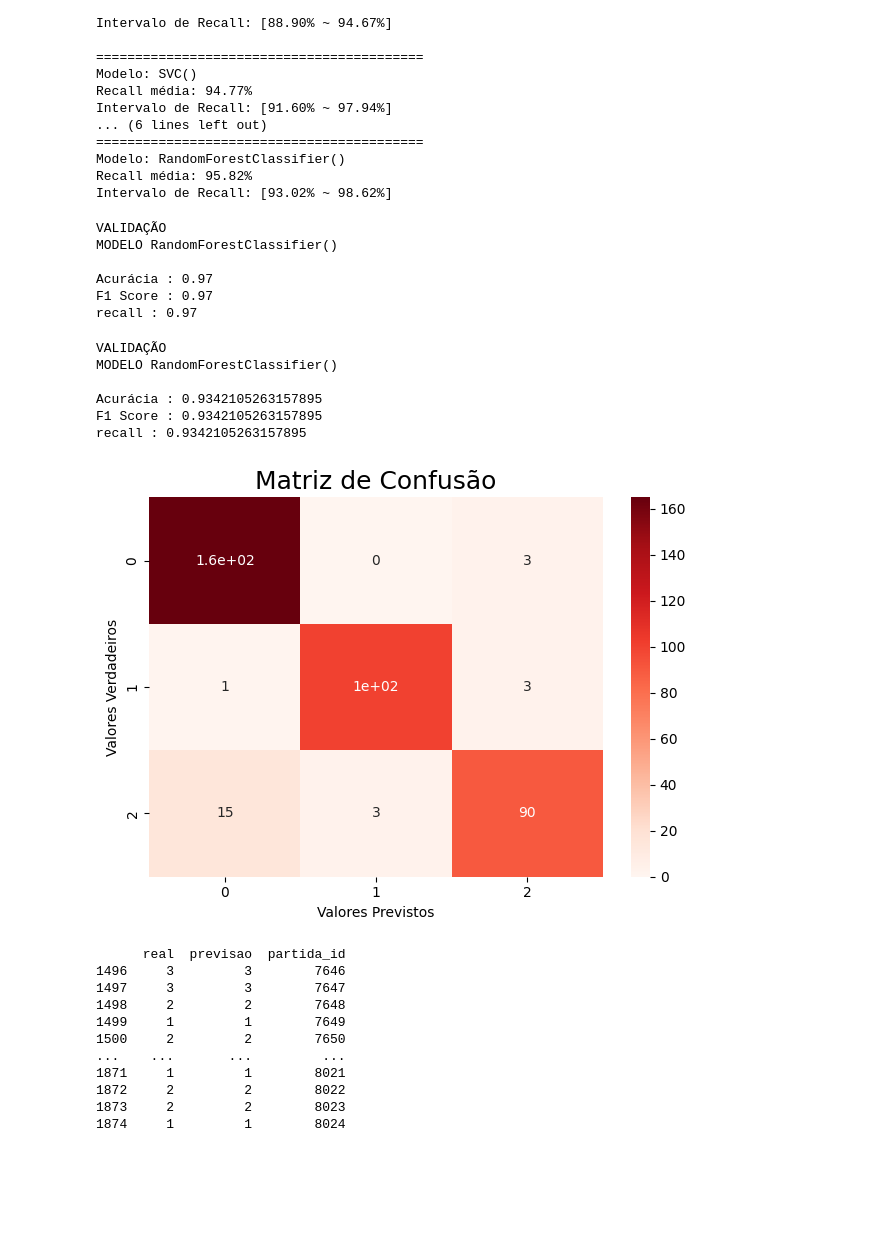
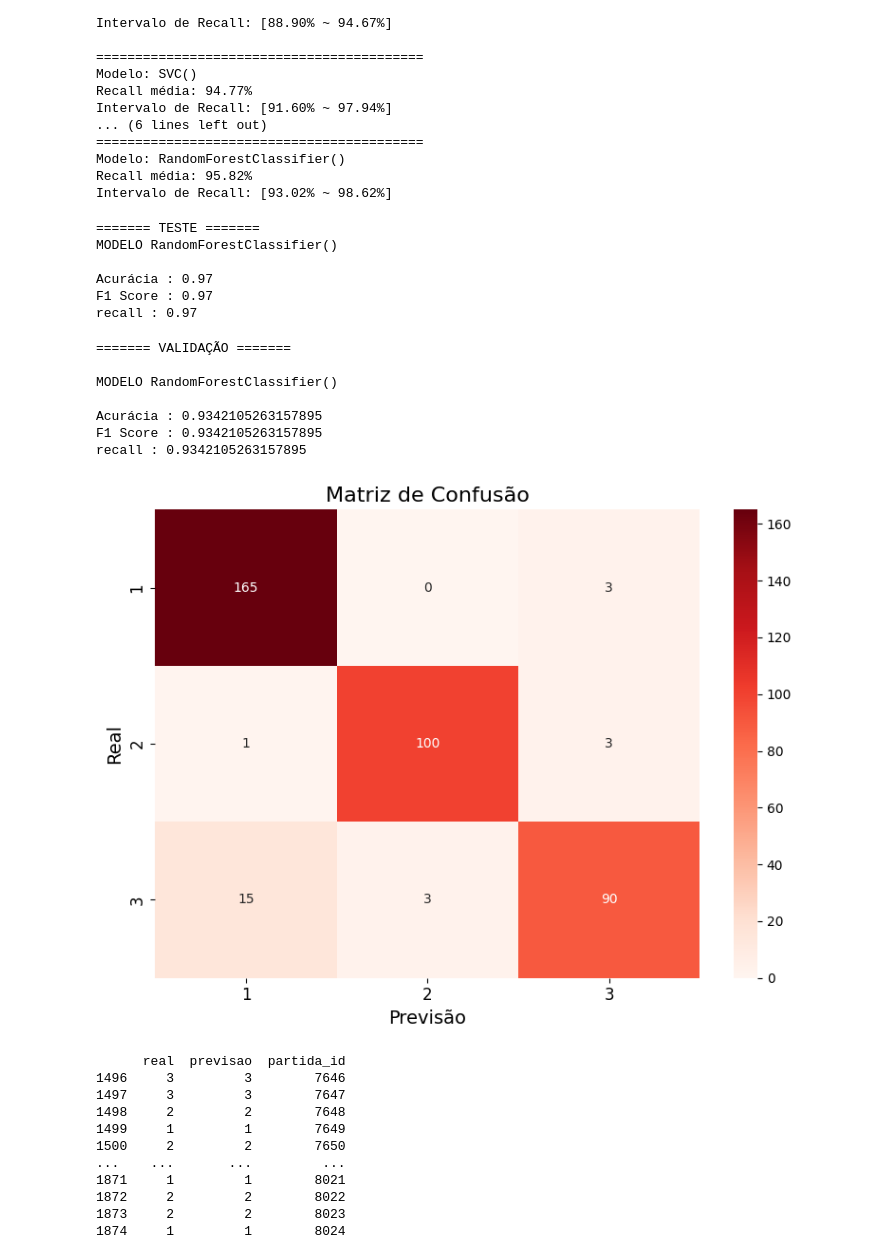
Before and after one commit to vbddinho/puc_minas_machine, a Jupyter notebook: 3-machineLearning.ipynb, the cells around one changed output. Cells and saved outputs as stored; diff of their text form; code cells hidden in the pictures; blank space fills up the shorter version.

Commit message:
finalizacao

```diff
--- a/3-machineLearning.ipynb
+++ b/3-machineLearning.ipynb
@@ -311,7 +311,7 @@ pred=model_rand.predict(X_pred)
 svc_acc = accuracy_score(y_pred, pred)
 f1=f1_score(y_pred,pred, average='micro')
 recal = recall_score(y_pred,pred, average='micro')
-print("VALIDAÇÃO ")
+print("======= TESTE =======")
 print('MODELO {} '.format(model_rand))
 print(" ")
 print('Acurácia : {}'.format(svc_acc))
@@ -320,7 +320,7 @@ print('recall : {}'.format(recal))
 print(" ")
 print(" ")
 # %% [output]
-VALIDAÇÃO
+======= TESTE =======
 MODELO RandomForestClassifier()
 
 Acurácia : 0.97
@@ -336,12 +336,13 @@ X_pred = features_scale_aux
 y_pred = label_aux
 
 
-pred=model_rand.predict(X_pred)
+pred_final=model_rand.predict(X_pred)
 
-svc_acc = accuracy_score(y_pred, pred)
-f1=f1_score(y_pred,pred, average='micro')
-recal = recall_score(y_pred,pred, average='micro')
-print("VALIDAÇÃO ")
+svc_acc = accuracy_score(y_pred, pred_final)
+f1=f1_score(y_pred,pred_final, average='micro')
+recal = recall_score(y_pred,pred_final, average='micro')
+print("======= VALIDAÇÃO =======")
+print(" ")
 print('MODELO {} '.format(model_rand))
 print(" ")
 print('Acurácia : {}'.format(svc_acc))
@@ -350,21 +351,24 @@ print('recall : {}'.format(recal))
 print(" ")
 print(" ")
 # %% [output]
-VALIDAÇÃO
+======= VALIDAÇÃO =======
+
 MODELO RandomForestClassifier()
 
 Acurácia : 0.9342105263157895
 F1 Score : 0.9342105263157895
 recall : 0.9342105263157895
 # %%
-# Cria uma matriz de confusão
-fig, ax = plt.subplots()
-sns.heatmap(confusion_matrix(y_pred, pred), annot=True,
-            ax=ax,  cmap='Reds')
-ax.set_title("Matriz de Confusão", fontsize=18)
-ax.set_ylabel("Valores Verdadeiros")
-ax.set_xlabel("Valores Previstos")
+cf_matrix=pd.crosstab(y_pred, pred_final, rownames=['real'] , colnames=['previsao'])
+
+fig, ax = plt.subplots(figsize=(8, 6))
+sns.heatmap(cf_matrix, annot=True, fmt='.0f', cmap='Reds', cbar=True, ax=ax)
+ax.set_title('Matriz de Confusão', fontsize=16)
+ax.set_xlabel('Previsão', fontsize=14)
+ax.set_ylabel('Real', fontsize=14)
+ax.tick_params(labelsize=12)
 plt.tight_layout()
+plt.show()
 # %% [output]
-[figure, old version]
+[figure, new version]
 # %%
```
Also changed, not shown: parts of 4 cells of this notebook, 3 other files.
